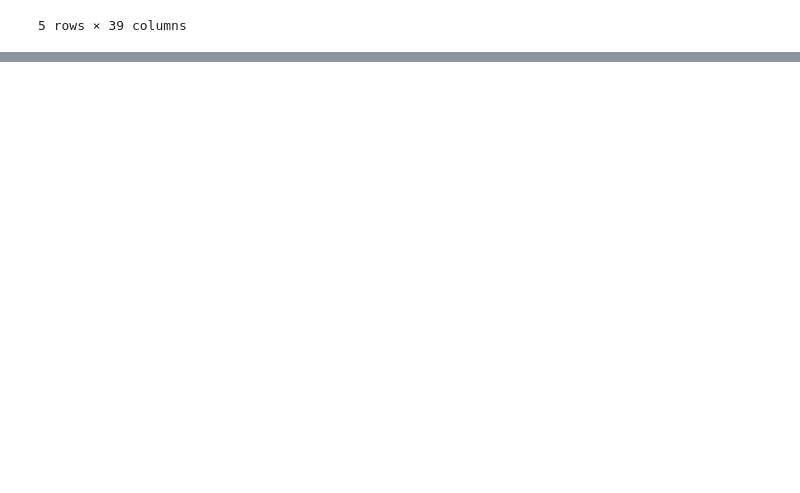
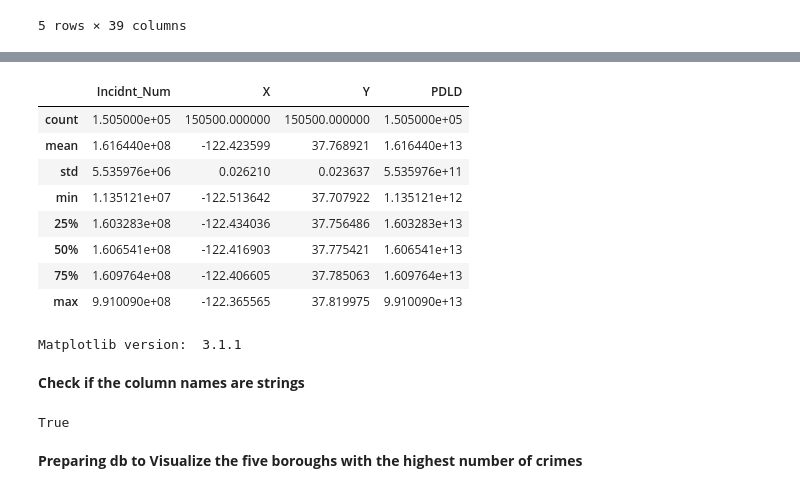
Before and after one commit to Ricadogovea/Coursera_Capstone, a Jupyter notebook: Final.project.ipynb, the cells around one changed output, grey strips where cells are left out. Saved outputs shown, nothing was run; the diff lists cells and outputs as text; code cells hidden in the pictures; blank space fills up the shorter version.

```diff
--- a/Final.project.ipynb
+++ b/Final.project.ipynb
@@ -270,0 +296,40 @@ San_francisco.shape
+# %%
+df.describe()
+# %% [output]
+|  | Incidnt_Num | X | Y | PDLD |
+| count | 1.505000e+05 | 150500.000000 | 150500.000000 | 1.505000e+05 |
+| mean | 1.616440e+08 | -122.423599 | 37.768921 | 1.616440e+13 |
+| std | 5.535976e+06 | 0.026210 | 0.023637 | 5.535976e+11 |
+| min | 1.135121e+07 | -122.513642 | 37.707922 | 1.135121e+12 |
+| 25% | 1.603283e+08 | -122.434036 | 37.756486 | 1.603283e+13 |
+| 50% | 1.606541e+08 | -122.416903 | 37.775421 | 1.606541e+13 |
+| 75% | 1.609764e+08 | -122.406605 | 37.785063 | 1.609764e+13 |
+| max | 9.910090e+08 | -122.365565 | 37.819975 | 9.910090e+13 |
+# %%
+# use the inline backend to generate the plots within the browser
+%matplotlib inline
+
+import matplotlib as mpl
+import matplotlib.pyplot as plt
+
+mpl.style.use('ggplot') # optional: for ggplot-like style
+
+# check for latest version of Matplotlib
+print ('Matplotlib version: ', mpl.__version__) # >= 2.0.0
+
+# Matplotlib and associated plotting modules
+import matplotlib.cm as cm
+import matplotlib.colors as colors
+# %% [output]
+Matplotlib version:  3.1.1
+# %% [markdown]
+**Check if the column names are strings**
+# %%
+df.columns = list(map(str, df.columns))
+
+# let's check the column labels types now
+all(isinstance(column, str) for column in df.columns)
+# %% [output]
+True
+# %% [markdown]
+**Preparing db to Visualize the five boroughs with the highest number of crimes**
```
Also changed, not shown: parts of 62 cells of this notebook.
